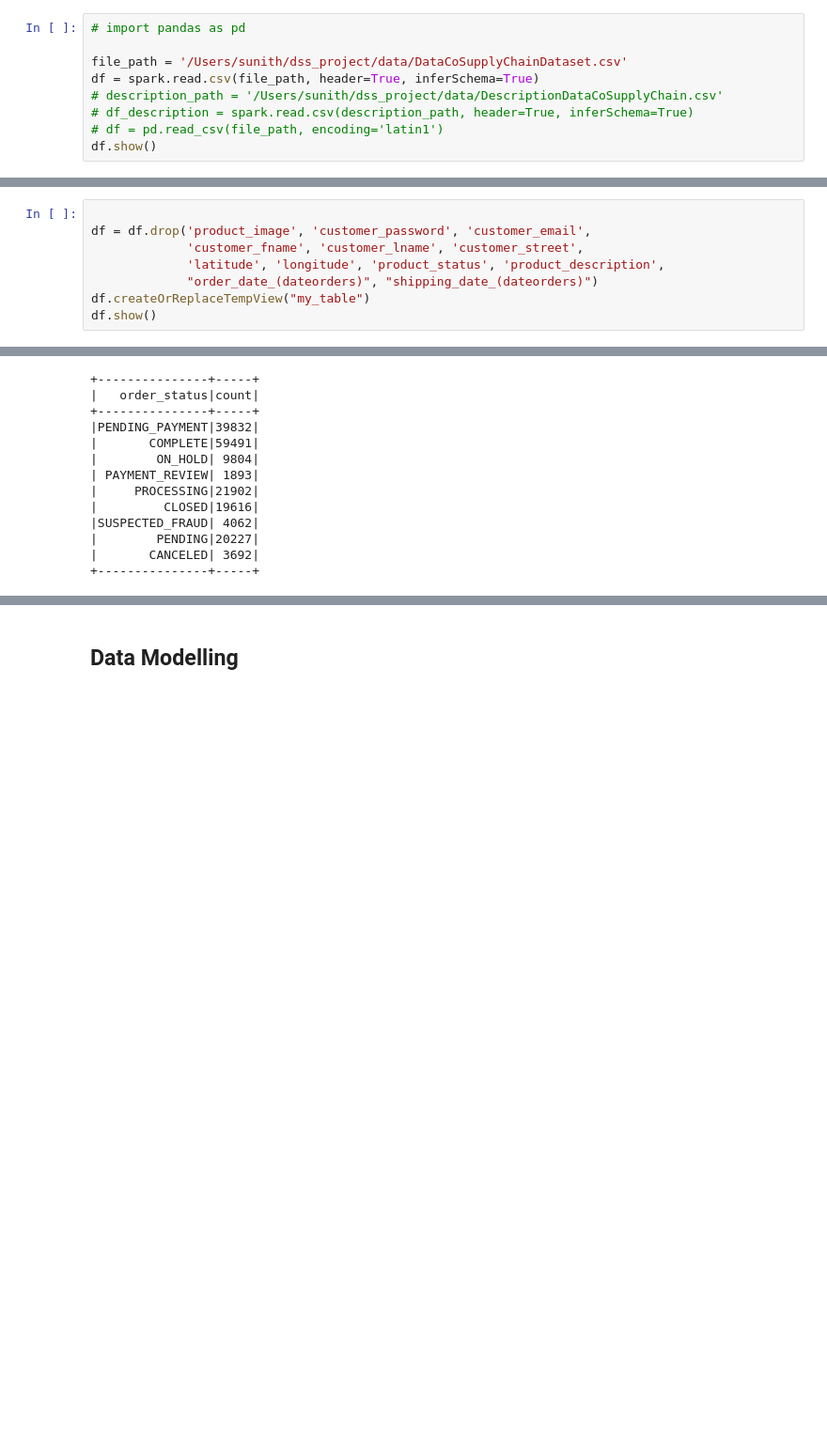
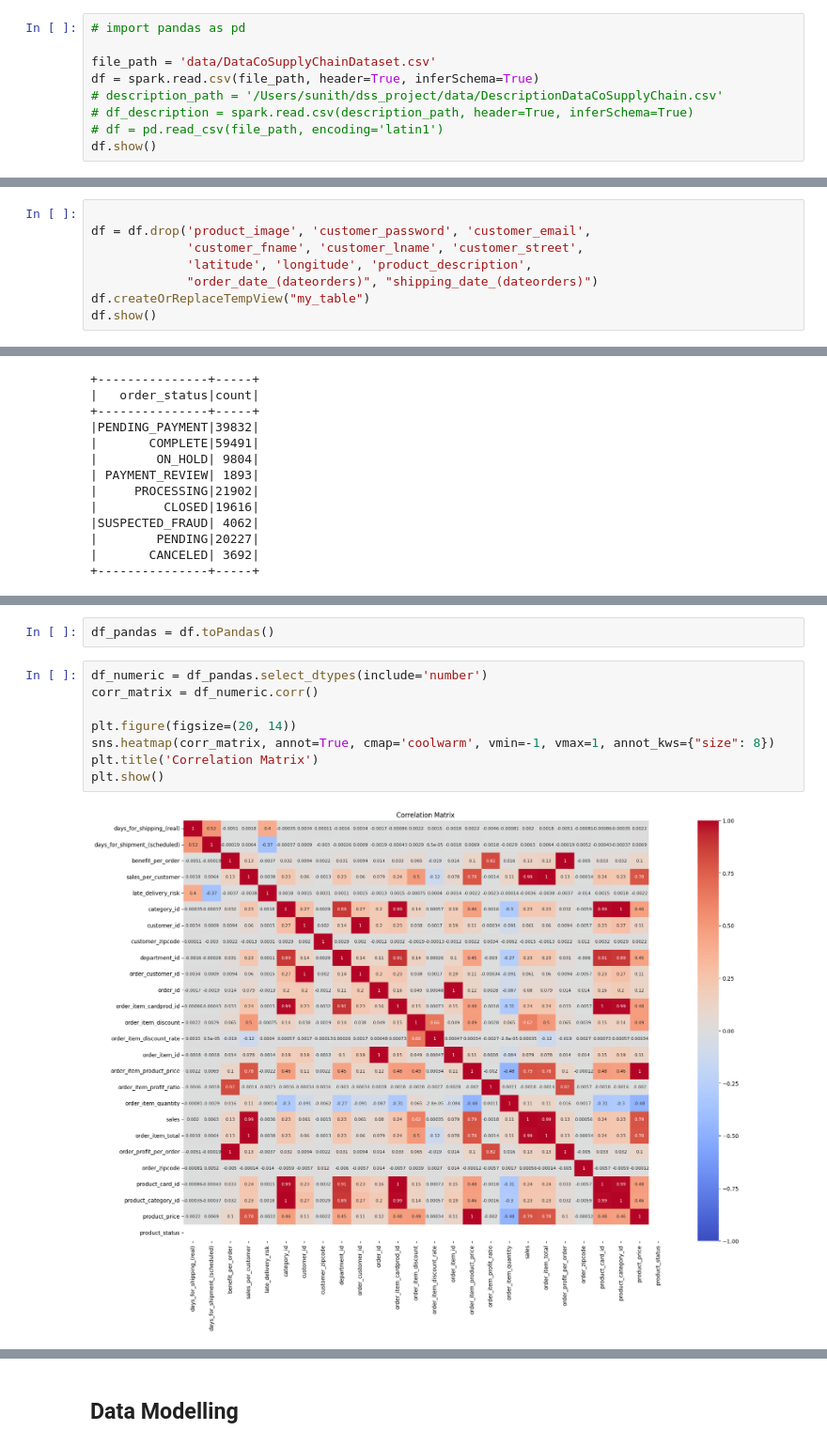
Before and after one commit to SunithAreng/DSS_Project_DataCo, a Jupyter notebook: Exploration.ipynb, the cells around one changed output, grey strips where cells are left out. Shown at 94% size. Drawn from its saved outputs; the diff is of its cells as text; blank space fills up the shorter version.

```diff
--- a/Exploration.ipynb
+++ b/Exploration.ipynb
@@ -31,7 +29,7 @@ Matplotlib is building the font cache; this may take a moment.
 # %%
 # import pandas as pd
 
-file_path = '/Users/sunith/dss_project/data/DataCoSupplyChainDataset.csv'
+file_path = 'data/DataCoSupplyChainDataset.csv'
 df = spark.read.csv(file_path, header=True, inferSchema=True)
 # description_path = '/Users/sunith/dss_project/data/DescriptionDataCoSupplyChain.csv'
 # df_description = spark.read.csv(description_path, header=True, inferSchema=True)
@@ -69,7 +76,7 @@ df = df.withColumn("shipping_date", F.to_date(F.date_format(F.unix_timestamp("sh
 
 df = df.drop('product_image', 'customer_password', 'customer_email',
              'customer_fname', 'customer_lname', 'customer_street',
-             'latitude', 'longitude', 'product_status', 'product_description',
+             'latitude', 'longitude', 'product_description',
              "order_date_(dateorders)", "shipping_date_(dateorders)")
 df.createOrReplaceTempView("my_table")
 df.show()
@@ -333,0 +504,12 @@ spark.sql("SELECT order_status, count(order_status) as count From my_table group
+# %%
+df_pandas = df.toPandas()
+# %%
+df_numeric = df_pandas.select_dtypes(include='number')
+corr_matrix = df_numeric.corr()
+
+plt.figure(figsize=(20, 14))
+sns.heatmap(corr_matrix, annot=True, cmap='coolwarm', vmin=-1, vmax=1, annot_kws={"size": 8})
+plt.title('Correlation Matrix')
+plt.show()
+# %% [output]
+[figure, added]
```
Also changed, not shown: parts of 28 cells of this notebook, 1 other file.
